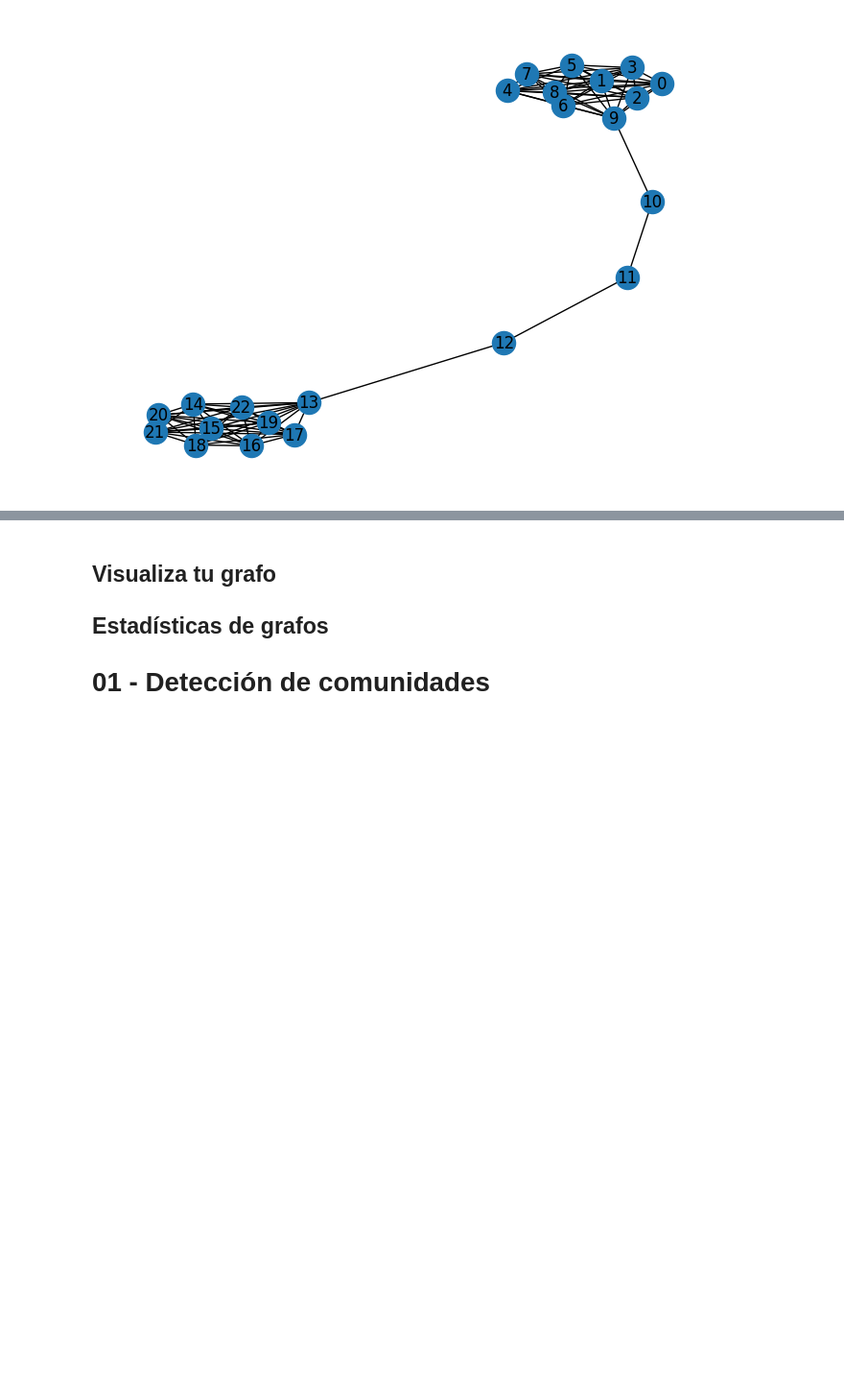
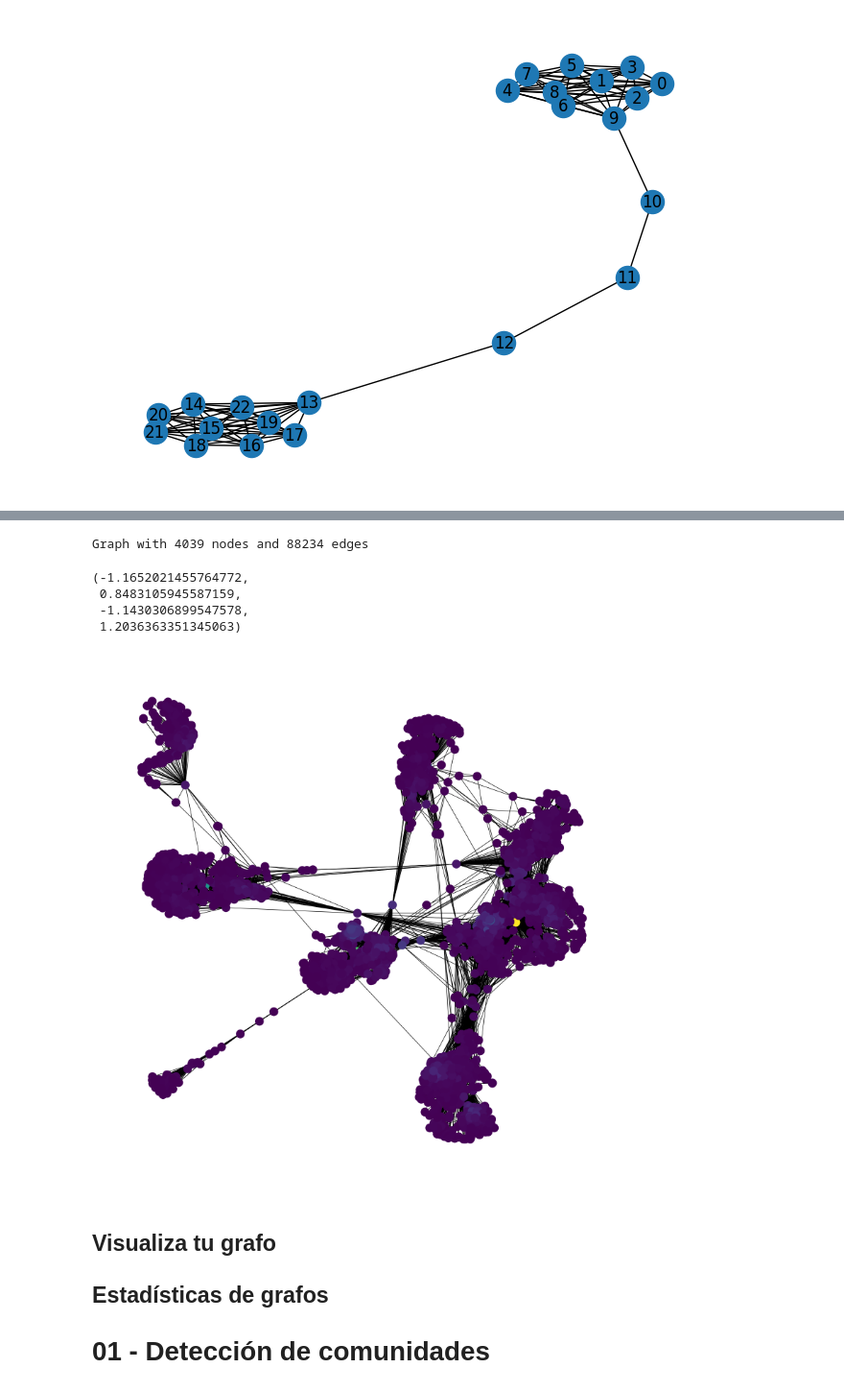
Before and after one commit to FernandoCarazoMelo/network-science, a Jupyter notebook: notebooks/01_FC_network-intro.ipynb, the cells around one changed output, grey strips where cells are left out. Shown: that part at 96% size. Saved outputs shown, nothing was run; the diff lists cells and outputs as text; code cells hidden in the pictures; blank space fills up the shorter version.

Commit message:
update with facebook file

```diff
--- a/notebooks/01_FC_network-intro.ipynb
+++ b/notebooks/01_FC_network-intro.ipynb
@@ -435,3 +436,5 @@ Mide la importancia de cada nodo según distintos criterios. Estas funciones nos
 nx.draw(nx.barbell_graph(10, 3), with_labels=True)
 # %% [output]
 [figure]
+# %%
+facebook = pd.read_csv("../data/facebook_combined.txt", header=None, sep=" ",names=["user_1", "user_2"])
@@ -438,3 +457,25 @@ nx.draw(nx.barbell_graph(10, 3), with_labels=True)
+# %%
+G_fb = nx.from_pandas_edgelist(facebook, source="user_1", target="user_2")
+# %%
+print(nx.info(G_fb))
+# %% [output]
+Graph with 4039 nodes and 88234 edges
+# %%
+pos = nx.spring_layout(G_fb)
+# betCent = nx.betweenness_centrality(G_fb, normalized=True, endpoints=True)
+node_color = [20000.0 * G_fb.degree(v) for v in G_fb]
+# node_size =  [v * 10000 for v in betCent.values()]
+plt.figure(figsize=(20,20))
+nx.draw_networkx(G_fb, pos=pos, with_labels=False,
+                 node_color=node_color,
+                 )
+plt.axis('off')
+# %% [output]
+(-1.1652021455764772,
+ 0.8483105945587159,
+ -1.1430306899547578,
+ 1.2036363351345063)
+[figure, added]
 # %% [markdown]
 ## Visualiza tu grafo
 
```
Also changed, not shown: parts of 2 cells of this notebook, 1 other file.
